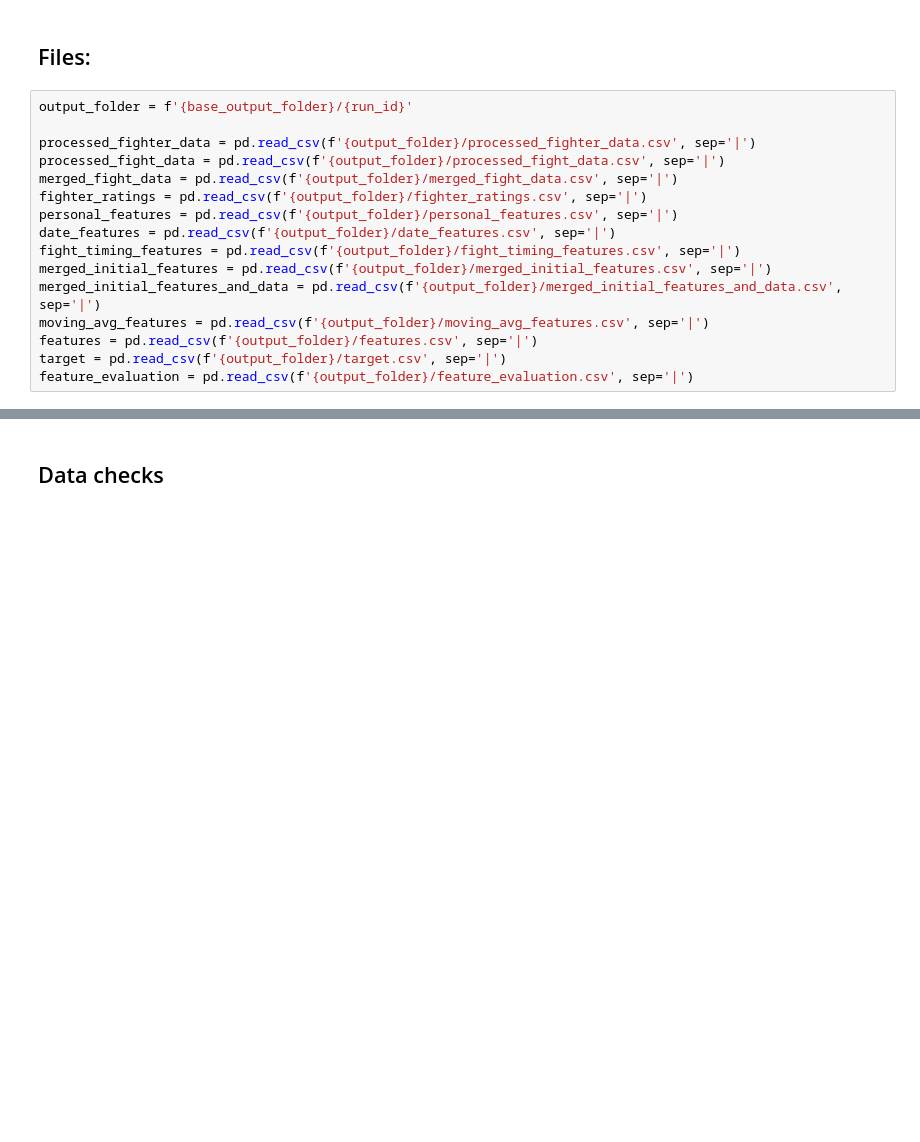
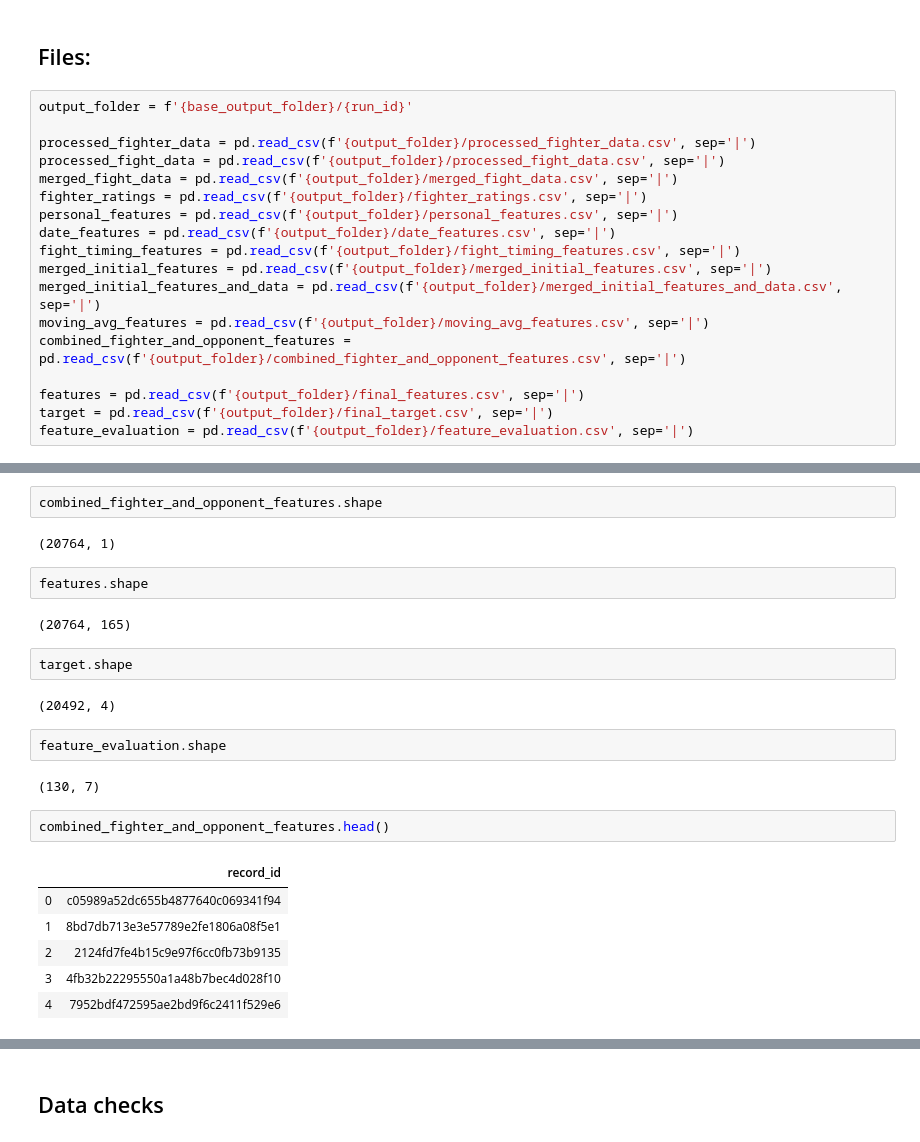
Before and after one commit to tristan00/sports_predictor, a Jupyter notebook: fighting/mma/eda.ipynb, the cells around one changed output, grey strips where cells are left out. Saved outputs shown, nothing was run; the diff lists cells and outputs as text; blank space fills up the shorter version.

```diff
--- a/fighting/mma/eda.ipynb
+++ b/fighting/mma/eda.ipynb
@@ -19,8 +19,10 @@ fight_timing_features = pd.read_csv(f'{output_folder}/fight_timing_features.csv'
 merged_initial_features = pd.read_csv(f'{output_folder}/merged_initial_features.csv', sep='|')
 merged_initial_features_and_data = pd.read_csv(f'{output_folder}/merged_initial_features_and_data.csv', sep='|')
 moving_avg_features = pd.read_csv(f'{output_folder}/moving_avg_features.csv', sep='|')
-features = pd.read_csv(f'{output_folder}/features.csv', sep='|')
-target = pd.read_csv(f'{output_folder}/target.csv', sep='|')
+combined_fighter_and_opponent_features = pd.read_csv(f'{output_folder}/combined_fighter_and_opponent_features.csv', sep='|')
+
+features = pd.read_csv(f'{output_folder}/final_features.csv', sep='|')
+target = pd.read_csv(f'{output_folder}/final_target.csv', sep='|')
 feature_evaluation = pd.read_csv(f'{output_folder}/feature_evaluation.csv', sep='|')
 # %%
 feature_evaluation.sort_values('tree_model_gain', ascending = False).head(25)
@@ -61,3 +87,28 @@ moving_avg_features
+# %%
+combined_fighter_and_opponent_features.shape
+# %% [output]
+(20764, 1)
+# %%
+features.shape
+# %% [output]
+(20764, 165)
+# %%
+target.shape
+# %% [output]
+(20492, 4)
+# %%
+feature_evaluation.shape
+# %% [output]
+(130, 7)
+# %%
+combined_fighter_and_opponent_features.head()
+# %% [output]
+|  | record_id |
+| 0 | c05989a52dc655b4877640c069341f94 |
+| 1 | 8bd7db713e3e57789e2fe1806a08f5e1 |
+| 2 | 2124fd7fe4b15c9e97f6cc0fb73b9135 |
+| 3 | 4fb32b22295550a1a48b7bec4d028f10 |
+| 4 | 7952bdf472595ae2bd9f6c2411f529e6 |
 # %%
 data_df['fight_dt2'] = pd.to_datetime(data_df['fight_dt'], errors='coerce')
 data_df = data_df.sort_values('fight_dt2')
```
Also changed, not shown: parts of 23 cells of this notebook, 5 other files.
